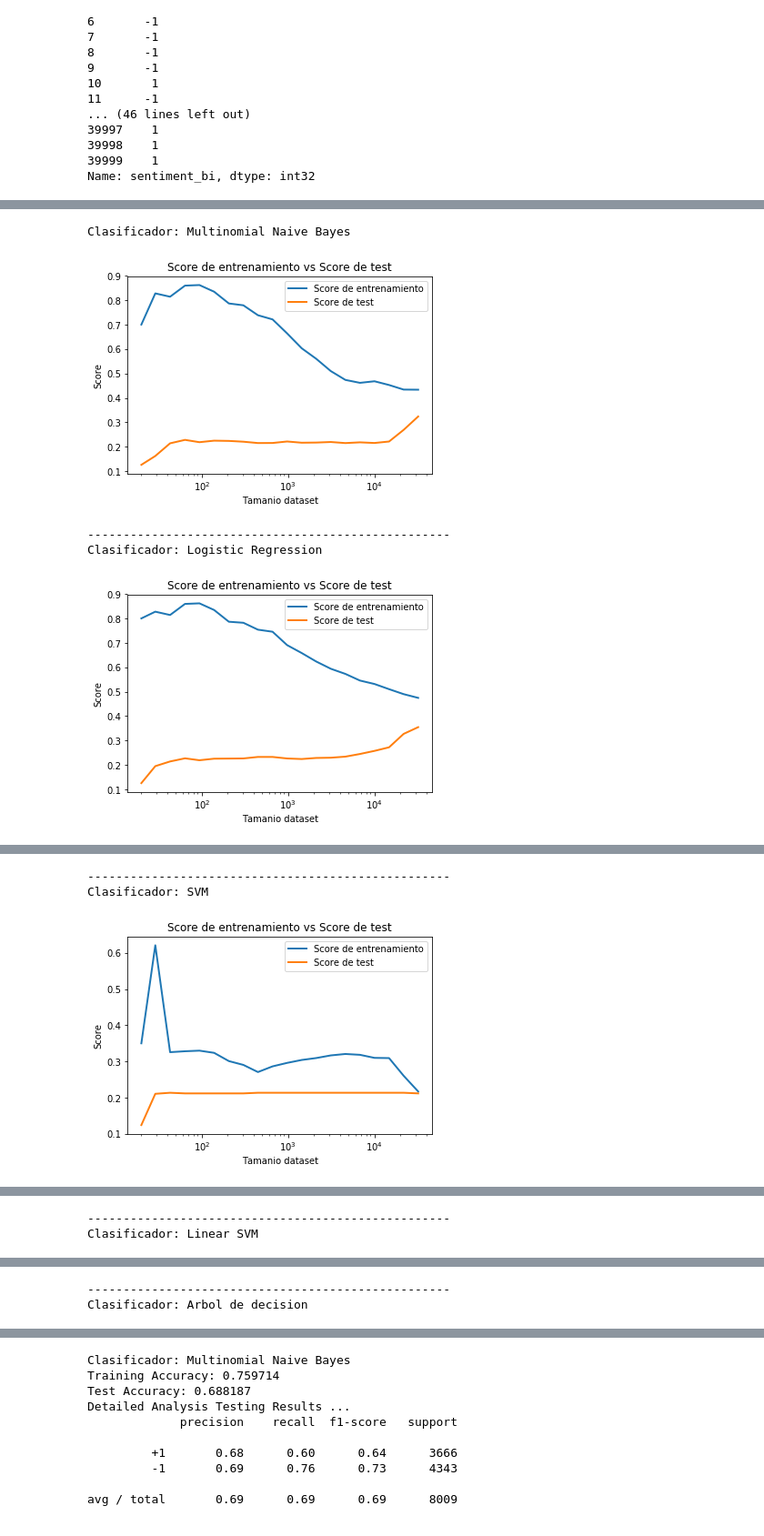
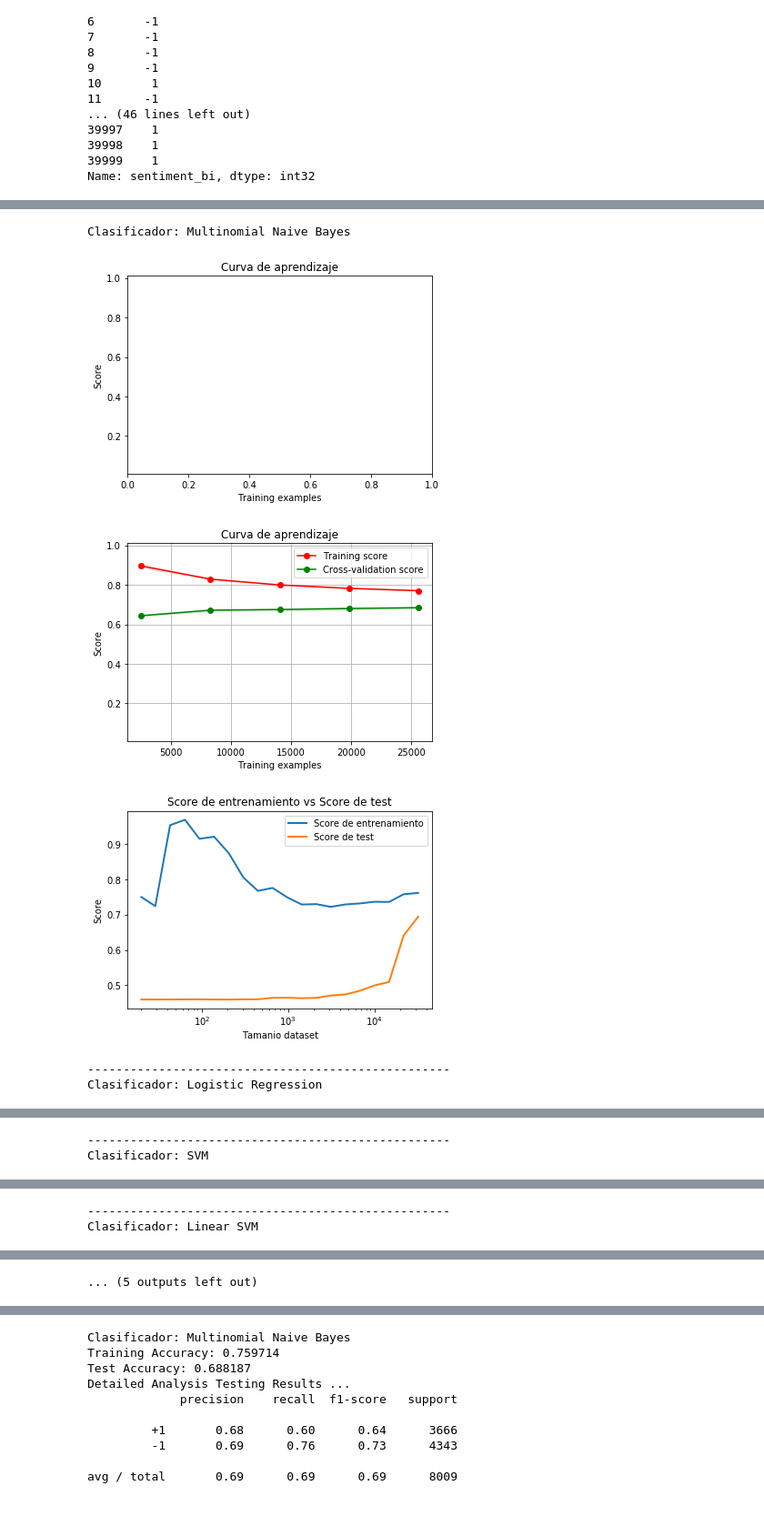
Before and after one commit to sebastian-aranda/machine_learning_utfsm, a Jupyter notebook: tarea2/Tarea 2.ipynb, the cells around one changed output, grey strips where cells are left out. Shown at 91% size. Drawn from its saved outputs; the diff is of its cells as text; code cells hidden in the pictures.

```diff
--- a/tarea2/Tarea 2.ipynb
+++ b/tarea2/Tarea 2.ipynb
@@ -621,10 +634,11 @@ for row, col in df.iterrows():
     content = tt.tokenize(content)
 
     #Stemming
-    content = [ps.stem(word) for word in content]
+    #content = [ps.stem(word) for word in content]
 
     #Lemmatisation
     content = [wd.lemmatize(word) for word in content]
+
     content = ' '.join([word for word in content])
 
     #Guardar en columna "content_pre"
@@ -762,25 +856,32 @@ def plot_response(subset_sizes,train_errs,test_errs):
 # %%
+from sklearn.model_selection import ShuffleSplit
 # Igual que en c) y e)
 vectorizer = TfidfVectorizer(min_df=5, max_df=0.95, sublinear_tf = True,use_idf = True,ngram_range=(1, 2)) #TfidfVectorizer(min_df = 3)
 train_X = vectorizer.fit_transform(df_train.content_pre)
 test_X = vectorizer.transform(df_test.content_pre)
-train_y = df_train.sentiment_cod
-test_y = df_test.sentiment_cod
+train_y = df_train.sentiment_bi
+test_y = df_test.sentiment_bi
 
 import matplotlib.pyplot as plt
 clf_list = [(MultinomialNB(),"Multinomial Naive Bayes"),
             (LogisticRegression(), "Logistic Regression"),
             (SVC(),"SVM"),
             (LinearSVC(),"Linear SVM"),
             (DecisionTreeClassifier(),"Arbol de decision")]
+
+title = "Curva de aprendizaje"
 for clf, clf_name in clf_list:
     print "Clasificador: {}".format(clf_name)
+    cv = ShuffleSplit(n_splits=5, test_size=0.2, random_state=0)
+    plot_learning_curve(clf, title, train_X, train_y, ylim=(0.01, 1.01), cv=cv, n_jobs=4)
+    plt.show()
     response = data_size_response(clf,train_X,test_X,train_y,test_y)
     plot_response(*response)
     print "---------------------------------------------------"
 # %% [output]
 Clasificador: Multinomial Naive Bayes
-[figure, old version]
+[figure, new version]
+[figure, new version]
+[figure, new version]
 ---------------------------------------------------
 Clasificador: Logistic Regression
-[figure, old version]
@@ -787,3 +890,2 @@ Clasificador: Logistic Regression
 ---------------------------------------------------
 Clasificador: SVM
-[figure, old version]
@@ -793,2 +897 @@ Clasificador: Linear SVM
----------------------------------------------------
-Clasificador: Arbol de decision
+... (5 outputs left out)
```
Also changed, not shown: parts of 23 cells of this notebook.
